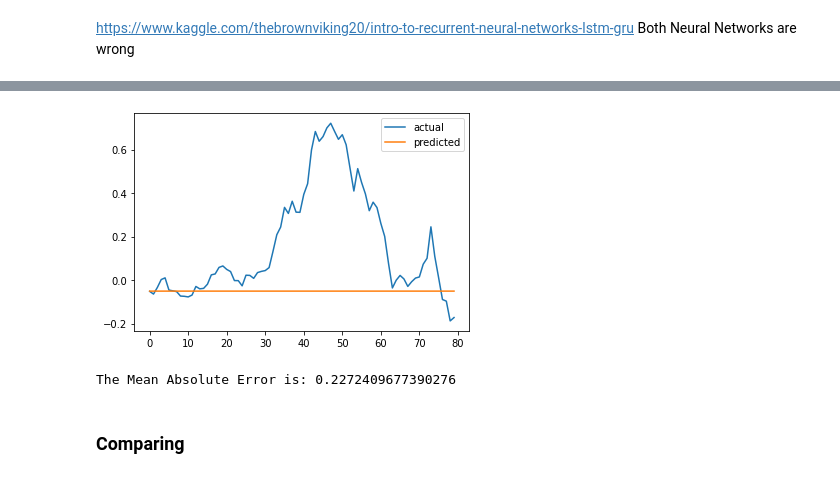
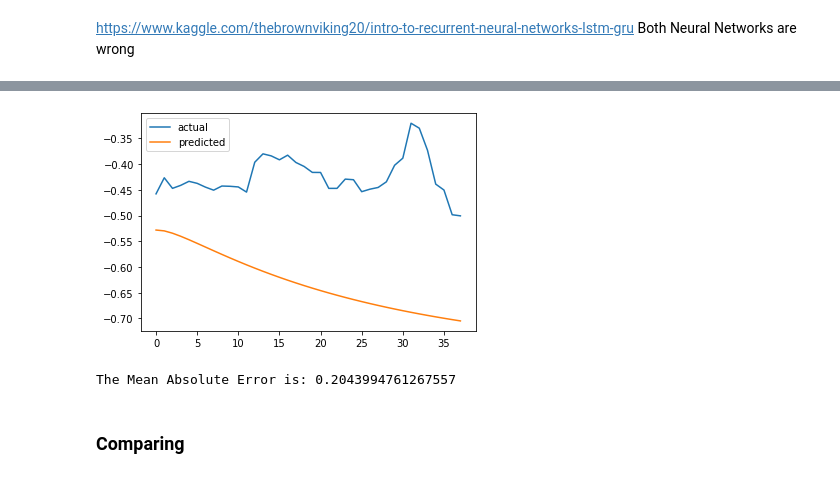
Before and after one commit to juan-ivan-NV/Btc_trading, a Jupyter notebook: Data_extraction_and_models_comparison.ipynb, the cells around one changed output, grey strips where cells are left out. Saved outputs shown, nothing was run; the diff lists cells and outputs as text; code cells hidden in the pictures.

Commit message:
lstm testings

```diff
--- a/Data_extraction_and_models_comparison.ipynb
+++ b/Data_extraction_and_models_comparison.ipynb
@@ -637,17 +648,17 @@ LSTM_training_inputs.shape
 # %%
 # ► Data for testing, Create windows for testing
 
-test_set = dflstm[-100:].reset_index().drop(['Date'], 1)
+test_set = sc_lstm[-40:]
 
 LSTM_test_inputs = []
 for i in range(len(test_set)-window_len):
     temp_set = test_set[i:(i+window_len)].copy()
 
-    for col in list(temp_set):
-        temp_set[col] = temp_set[col]/temp_set[col].iloc[0] - 1
+    #for col in list(temp_set):
+    #    temp_set[col] = temp_set[col]/temp_set[col].iloc[0] - 1
 
     LSTM_test_inputs.append(temp_set)
-LSTM_test_outputs = (test_set['High'][window_len:].values/test_set['High'][:-window_len].values)-1
+LSTM_test_outputs = test_set[window_len:]
 
 LSTM_test_inputs = [np.array(LSTM_test_inputs) for LSTM_test_inputs in LSTM_test_inputs]
 LSTM_test_inputs = np.array(LSTM_test_inputs)
@@ -659,0 +671,28 @@ LSTM_test_inputs.shape
+# %%
+def split_data(stock, lookback):
+
+    data_raw = stock
+    data = []
+
+    # create all possible sequences of length seq_len
+    for index in range(len(data_raw) - lookback):
+        data.append(data_raw[index: index + lookback])
+
+    data = np.array(data);
+    test_set_size = 38 #int(np.round(0.2*data.shape[0]));
+    train_set_size = data.shape[0] - (test_set_size);
+
+    x_train = data[:train_set_size,:-1,:]
+    y_train = data[:train_set_size,-1,:]
+
+    x_test = data[train_set_size:,:-1]
+    y_test = data[train_set_size:,-1,:]
+
+    return [x_train, y_train, x_test, y_test]
+# %%
+lookback = 20 # choose sequence length
+LSTM_train_inputs, LSTM_train_outputs, LSTM_test_inputs, LSTM_test_outputs = split_data(sc_lstm, lookback)
+print('x_train.shape = ',LSTM_train_inputs.shape)
+print('y_train.shape = ',LSTM_train_outputs.shape)
+print('x_test.shape = ',LSTM_test_inputs.shape)
+print('y_test.shape = ',LSTM_test_outputs.shape)
@@ -679,5 +723,5 @@ nn_model = build_model(LSTM_training_inputs, output_size=1, neurons = 32)
 # train model on data
 # note: eth_history contains information on the training error per epoch
 nn_history = nn_model.fit(LSTM_training_inputs, LSTM_training_outputs,
-                            epochs=5, batch_size=1, verbose=2, shuffle=True)
+                            epochs=10, batch_size=1, verbose=2, shuffle=True)
 # %% [output]
@@ -704,25 +759,25 @@ The Mean Absolute Error is: 0.029814201504059907
 # %%
 def predict_sequence_full(model, data, window_size):
     #Shift the window by 1 new prediction each time, re-run predictions on new window
-    curr_frame = data[0]  #
-    predicted = []        #
+    curr_frame = data[0]
+    predicted = []
     for i in range(len(data)):
         predicted.append(model.predict(curr_frame[np.newaxis,:,:])[0,0])
         curr_frame = curr_frame[1:]
         curr_frame = np.insert(curr_frame, [window_size-1], predicted[-1], axis=0)
     return predicted
 
-predictions = predict_sequence_full(nn_model, LSTM_test_inputs, 10)
+predictions = predict_sequence_full(nn_model, LSTM_test_inputs, 19)
 
 plt.plot(LSTM_test_outputs, label="actual")
 plt.plot(predictions, label="predicted")
 plt.legend()
 plt.show()
 MAE = mean_absolute_error(LSTM_test_outputs, predictions)
 print('The Mean Absolute Error is: {}'.format(MAE))
 # %% [output]
-[figure, old version]
+[figure, new version]
-The Mean Absolute Error is: 0.2272409677390276
+The Mean Absolute Error is: 0.2043994761267557
 # %% [markdown]
 ### Comparing
 # %%
```
Also changed, not shown: parts of 15 cells of this notebook.
